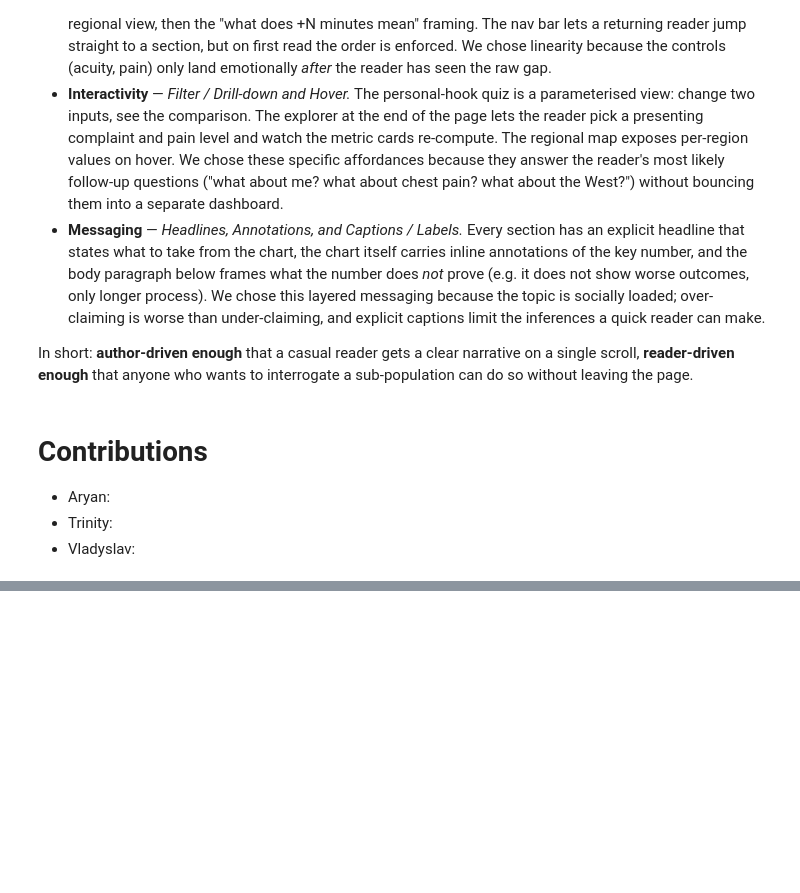
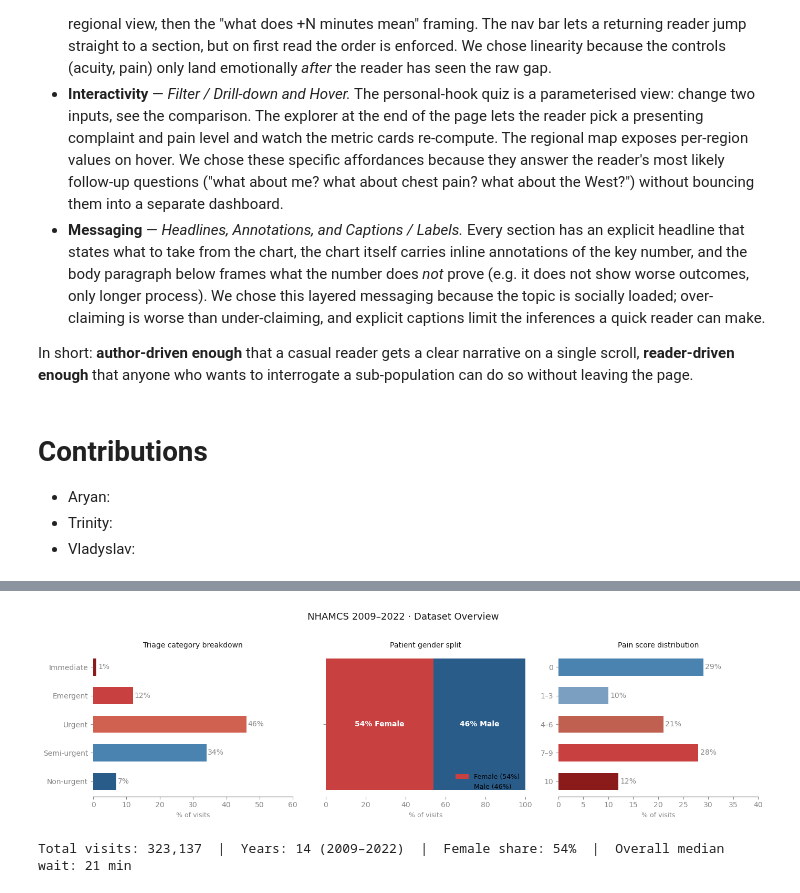
Before and after one commit to Aryan-Mi/dtu-social-data-assignments, a Jupyter notebook: assignment-final/notebooks/submission.ipynb, the cells around one changed output, grey strips where cells are left out. Saved outputs shown, nothing was run; the diff lists cells and outputs as text; code cells hidden in the pictures; blank space fills up the shorter version.

Commit message:
Updating Visualization section

```diff
--- a/assignment-final/notebooks/submission.ipynb
+++ b/assignment-final/notebooks/submission.ipynb
@@ -601,0 +612,67 @@ In short: **author-driven enough** that a casual reader gets a clear narrative o
+# %%
+import matplotlib.pyplot as plt
+import matplotlib.patches as mpatches
+import numpy as np
+
+CORAL  = '#C94040'
+BLUE   = '#2A5C8A'
+SAND   = '#F5F0E8'
+INK    = '#1A1A1A'
+INK_L  = '#888888'
+
+triage_names = ['Immediate', 'Emergent', 'Urgent', 'Semi-urgent', 'Non-urgent']
+triage_pcts  = [1, 12, 46, 34, 7]
+triage_cols  = ['#8B1A1A', '#C94040', '#D06050', '#4A82B0', '#2A5C8A']
+
+pain_labels = ['0', '1–3', '4–6', '7–9', '10']
+pain_pcts   = [29, 10, 21, 28, 12]
+pain_cols   = ['#4A82B0', '#7A9FC0', '#C06050', '#C94040', '#8B1A1A']
+
+fig, axes = plt.subplots(1, 3, figsize=(14, 4), facecolor='white')
+fig.suptitle('NHAMCS 2009–2022 · Dataset Overview', fontsize=13, color=INK, y=1.02)
+
+# ── Triage breakdown ──
+ax = axes[0]
+bars = ax.barh(triage_names[::-1], triage_pcts[::-1], color=triage_cols[::-1], height=0.6)
+for bar, pct in zip(bars, triage_pcts[::-1]):
+    ax.text(bar.get_width() + 0.4, bar.get_y() + bar.get_height()/2,
+            f'{pct}%', va='center', fontsize=10, color=INK_L)
+ax.set_xlabel('% of visits', fontsize=9, color=INK_L)
+ax.set_title('Triage category breakdown', fontsize=10, color=INK)
+ax.set_xlim(0, 60)
+ax.spines[['top','right','left']].set_visible(False)
+ax.tick_params(colors=INK_L)
+
+# ── Gender split ──
+ax = axes[1]
+ax.barh([''], [54], color=CORAL, label='Female (54%)')
+ax.barh([''], [46], left=[54], color=BLUE, label='Male (46%)')
+ax.set_xlim(0, 100)
+ax.set_title('Patient gender split', fontsize=10, color=INK)
+ax.set_xlabel('% of visits', fontsize=9, color=INK_L)
+ax.spines[['top','right','left']].set_visible(False)
+ax.tick_params(colors=INK_L)
+ax.legend(loc='lower right', fontsize=9, frameon=False)
+for spine in ax.spines.values():
+    spine.set_visible(False)
+ax.text(27, 0, '54% Female', ha='center', va='center', color='white', fontsize=10, fontweight='bold')
+ax.text(77, 0, '46% Male',   ha='center', va='center', color='white', fontsize=10, fontweight='bold')
+
+# ── Pain distribution ──
+ax = axes[2]
+bars = ax.barh(pain_labels[::-1], pain_pcts[::-1], color=pain_cols[::-1], height=0.6)
+for bar, pct in zip(bars, pain_pcts[::-1]):
+    ax.text(bar.get_width() + 0.4, bar.get_y() + bar.get_height()/2,
+            f'{pct}%', va='center', fontsize=10, color=INK_L)
+ax.set_xlabel('% of visits', fontsize=9, color=INK_L)
+ax.set_title('Pain score distribution', fontsize=10, color=INK)
+ax.set_xlim(0, 40)
+ax.spines[['top','right','left']].set_visible(False)
+ax.tick_params(colors=INK_L)
+
+plt.tight_layout()
+plt.show()
+print("Total visits: 323,137  |  Years: 14 (2009–2022)  |  Female share: 54%  |  Overall median wait: 21 min")
+# %% [output]
+[figure, added]
+Total visits: 323,137  |  Years: 14 (2009–2022)  |  Female share: 54%  |  Overall median wait: 21 min
```
Also changed, not shown: parts of 16 cells of this notebook.
